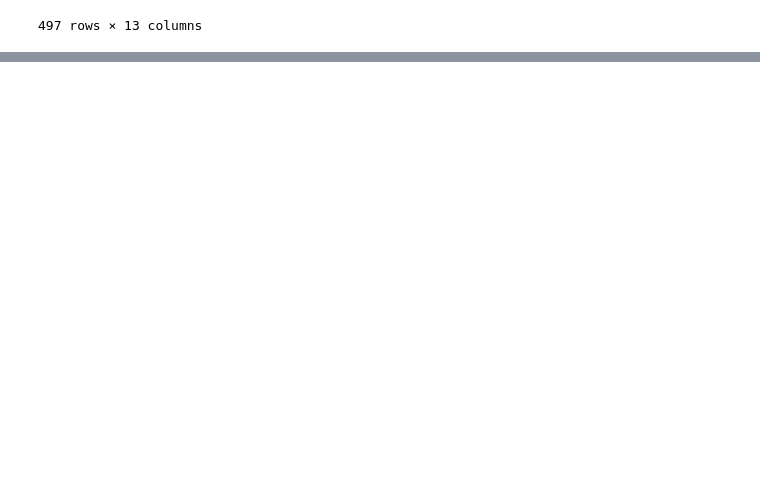
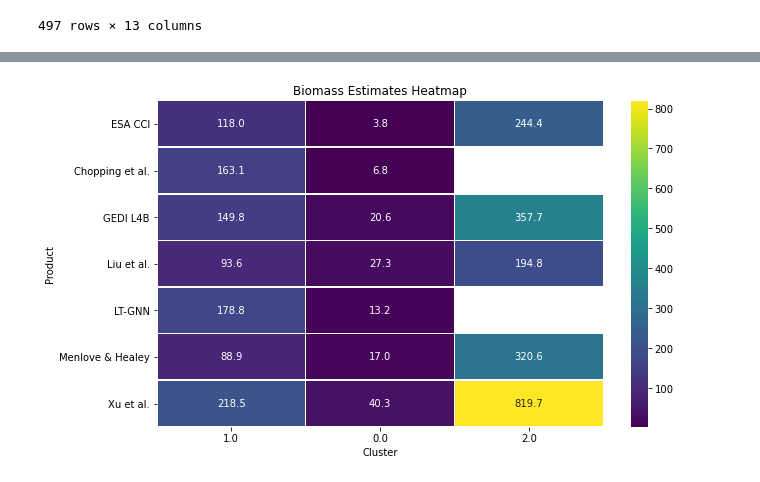
Before and after one commit to aiza-k/ClusterAnalysis, a Jupyter notebook: Clustering_biomass_product.ipynb, the cells around one changed output, grey strips where cells are left out. Cells and saved outputs as stored; diff of their text form; code cells hidden in the pictures; blank space fills up the shorter version.

```diff
--- a/Clustering_biomass_product.ipynb
+++ b/Clustering_biomass_product.ipynb
@@ -125,0 +126,26 @@ plt.show()
+# %%
+# List of products
+products = ['ESA CCI', 'Chopping et al.', 'GEDI L4B', 'Liu et al.', 'LT-GNN', 'Menlove & Healey', 'Xu et al.']
+
+# Create a DataFrame for the heatmap data
+heatmap_data = pd.DataFrame(index=products, columns=df['cluster'].unique())
+
+# Fill the DataFrame with biomass estimates
+for product in products:
+    for cluster in df['cluster'].unique():
+        subset = df[df['cluster'] == cluster]
+        value = subset[product].mean()  # Taking mean for simplicity, you can use other aggregation methods
+        heatmap_data.at[product, cluster] = value
+
+# Convert the values to numeric
+heatmap_data = heatmap_data.apply(pd.to_numeric)
+
+# Create the heatmap
+plt.figure(figsize=(10, 6))
+sns.heatmap(heatmap_data, cmap='viridis', annot=True, fmt=".1f", linewidths=.5)
+plt.title('Biomass Estimates Heatmap')
+plt.xlabel('Cluster')
+plt.ylabel('Product')
+plt.show()
+# %% [output]
+[figure, added]
```
Also changed, not shown: parts of 7 cells of this notebook.
